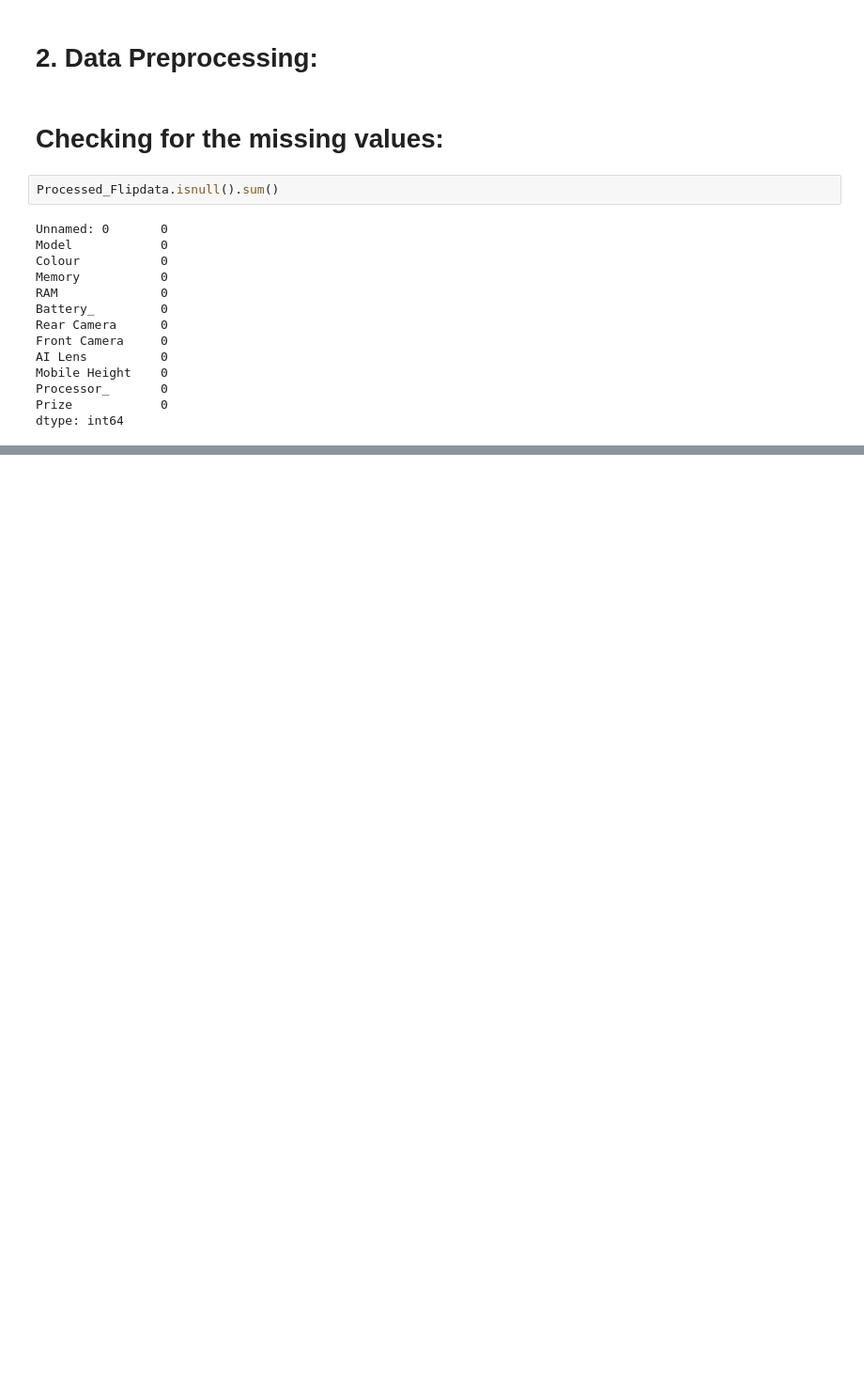
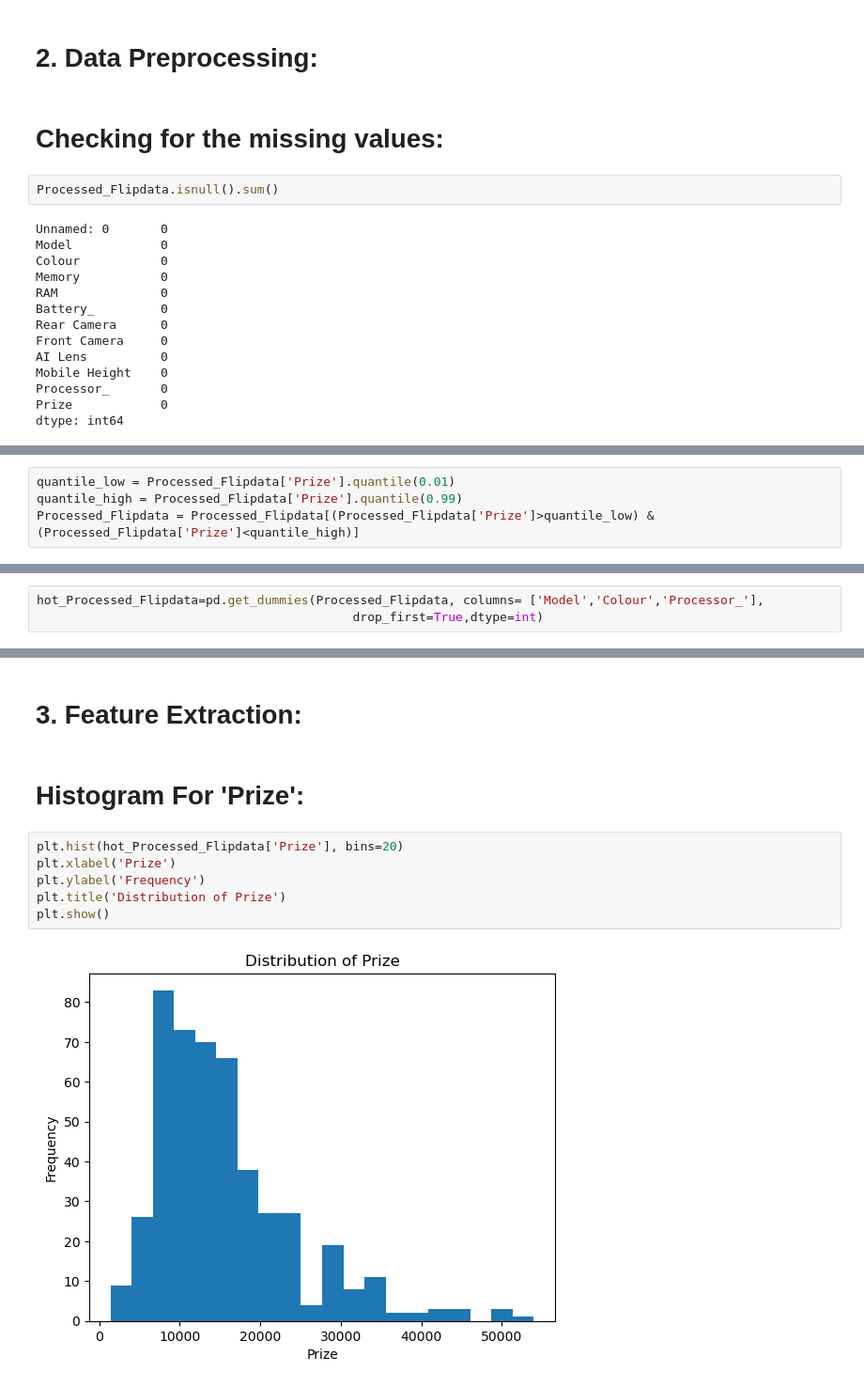
Before and after one commit to analysis86/Feature-Extraction-and-Price-Prediction-for-Mobile-Phones, a Jupyter notebook: Note-book/Project-4_Feature Extraction & Price Prediction for Mobile Phones.ipynb, the cells around one changed output, grey strips where cells are left out. Shown at 94% size. Saved outputs shown, nothing was run; the diff lists cells and outputs as text; blank space fills up the shorter version.

```diff
--- a/Note-book/Project-4_Feature Extraction & Price Prediction for Mobile Phones.ipynb
+++ b/Note-book/Project-4_Feature Extraction & Price Prediction for Mobile Phones.ipynb
@@ -136,0 +190,4 @@ dtype: int64
+# %%
+quantile_low = Processed_Flipdata['Prize'].quantile(0.01)
+quantile_high = Processed_Flipdata['Prize'].quantile(0.99)
+Processed_Flipdata = Processed_Flipdata[(Processed_Flipdata['Prize']>quantile_low) & (Processed_Flipdata['Prize']<quantile_high)]
@@ -136,0 +205,3 @@ dtype: int64
+# %%
+hot_Processed_Flipdata=pd.get_dummies(Processed_Flipdata, columns= ['Model','Colour','Processor_'],
+                                           drop_first=True,dtype=int)
@@ -136,0 +224,12 @@ dtype: int64
+# %% [markdown]
+# 3. Feature Extraction:
+# %% [markdown]
+# Histogram For 'Prize':
+# %%
+plt.hist(hot_Processed_Flipdata['Prize'], bins=20)
+plt.xlabel('Prize')
+plt.ylabel('Frequency')
+plt.title('Distribution of Prize')
+plt.show()
+# %% [output]
+[figure, added]
```
Also changed, not shown: parts of 140 cells of this notebook, 2 other files.
